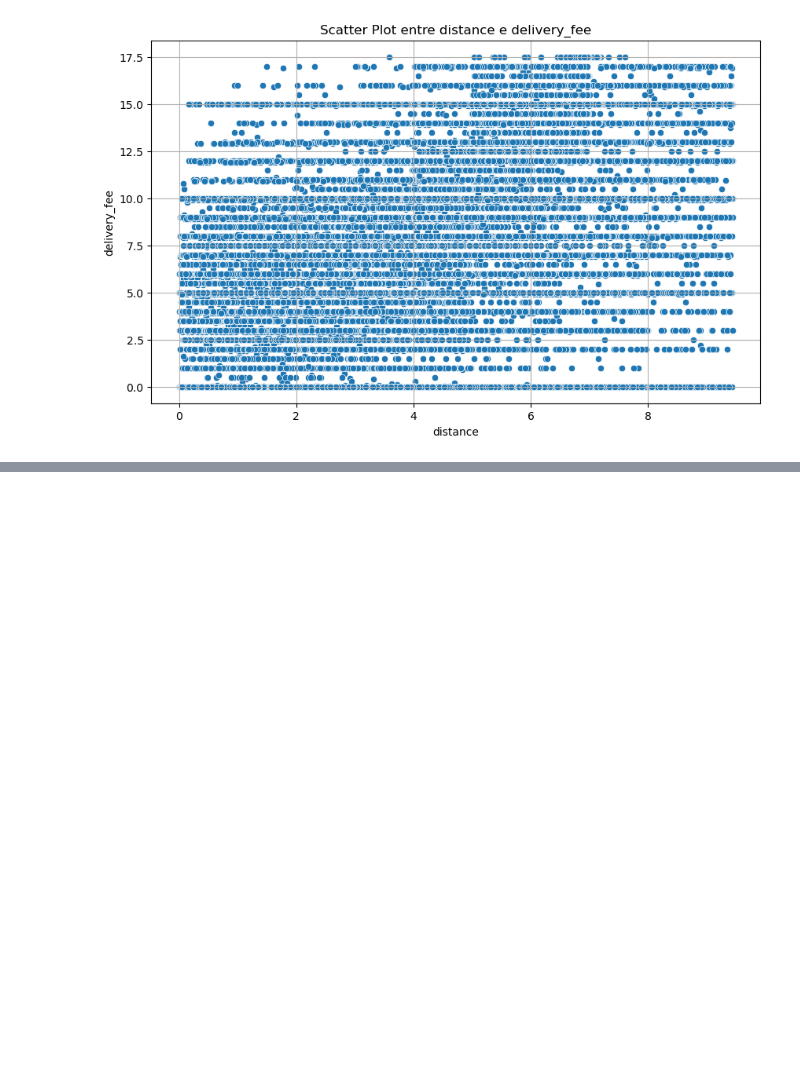
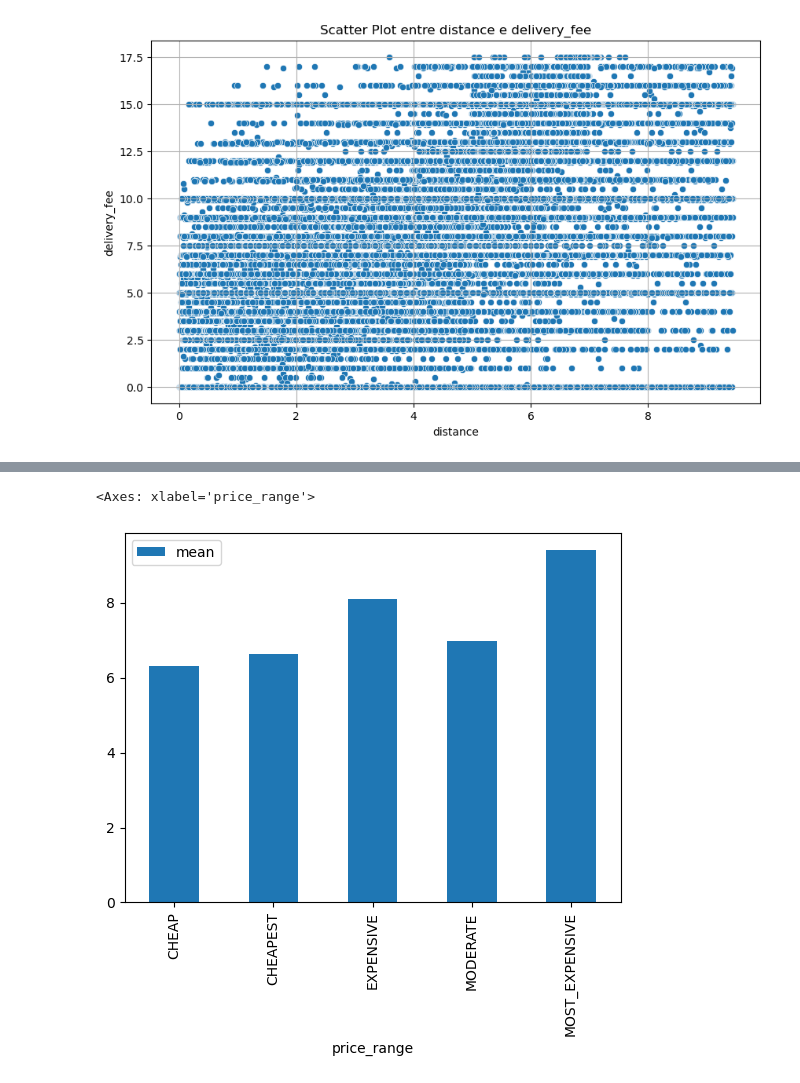
Before and after one commit to Gui250/Curso-Estatistica-em-Python, a Jupyter notebook: correlacoes_variaveis.ipynb, the cells around one changed output, grey strips where cells are left out. Drawn from its saved outputs; the diff is of its cells as text; code cells hidden in the pictures; blank space fills up the shorter version.

```diff
--- a/correlacoes_variaveis.ipynb
+++ b/correlacoes_variaveis.ipynb
@@ -82,0 +172,5 @@ plt.show()
+# %%
+df.groupby("price_range")['delivery_fee'].agg(['mean']).plot.bar()
+# %% [output]
+<Axes: xlabel='price_range'>
+[figure, added]
```
Also changed, not shown: parts of 12 cells of this notebook, 3 other files.
